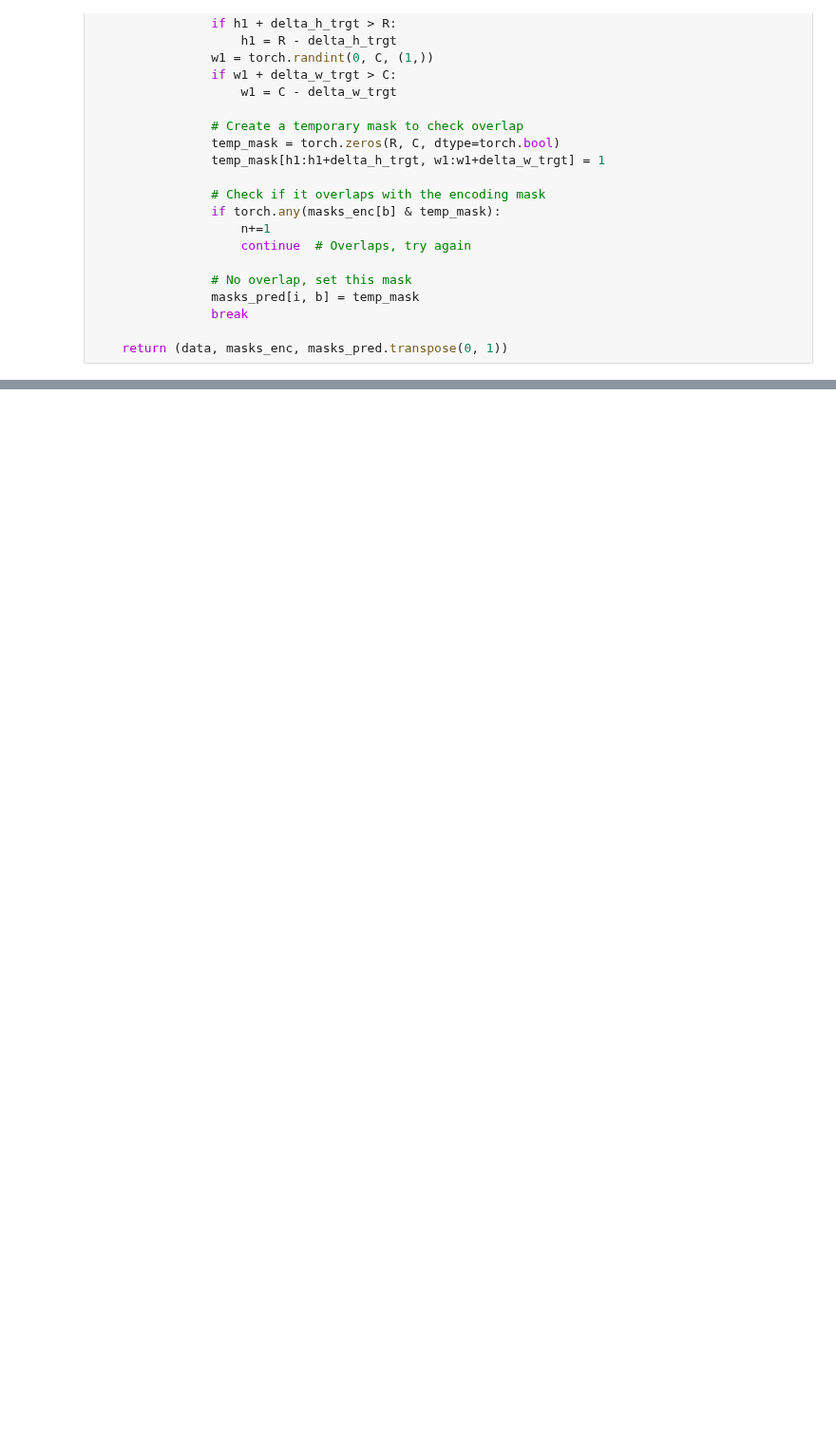
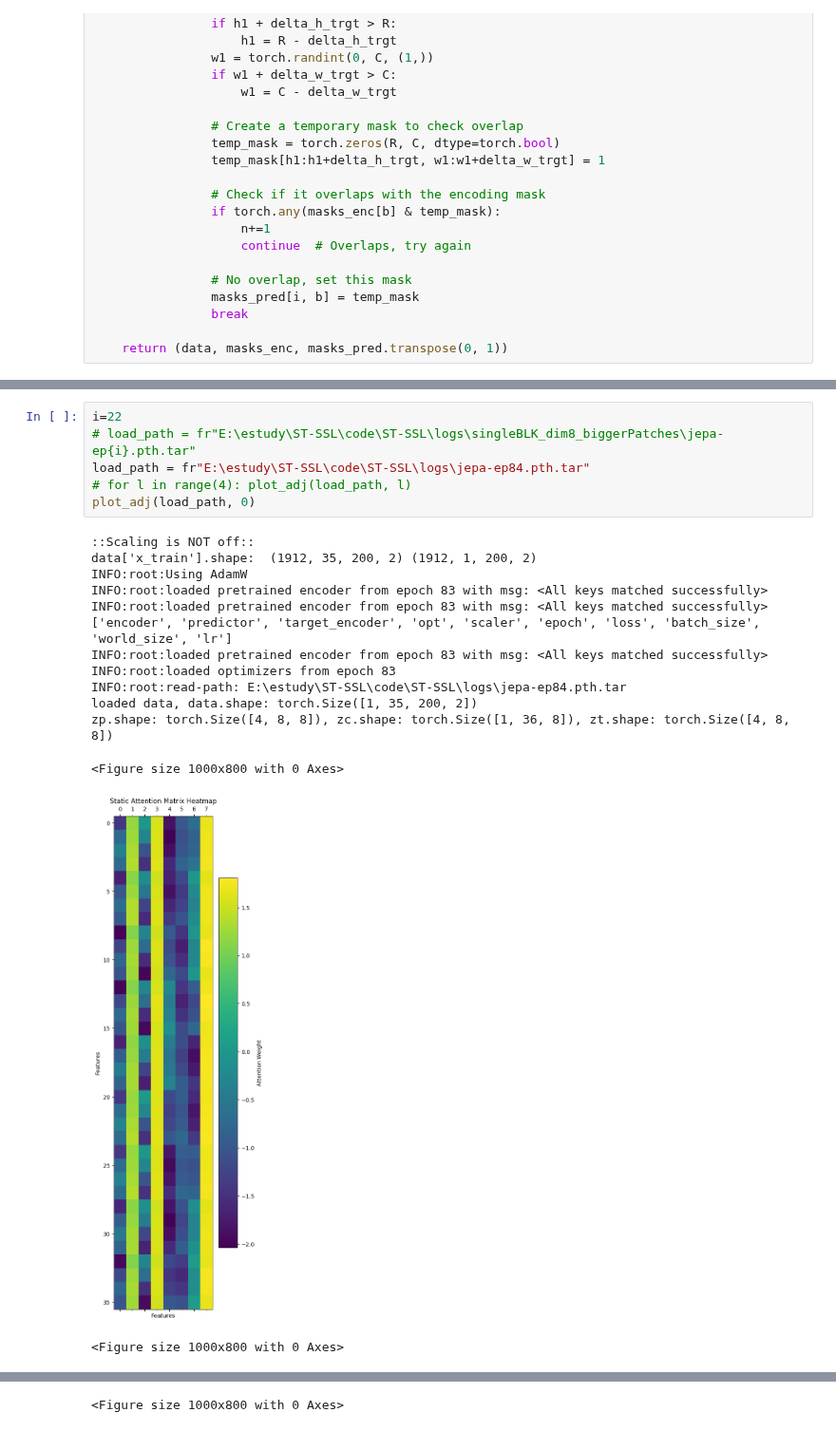
Before and after one commit to omerAJ/Hyb-STEX, a Jupyter notebook: visualizingAttentionMaps.ipynb, the cells around one changed output, grey strips where cells are left out. Shown at 95% size. Drawn from its saved outputs; the diff is of its cells as text; blank space fills up the shorter version.

```diff
--- a/visualizingAttentionMaps.ipynb
+++ b/visualizingAttentionMaps.ipynb
@@ -298,3 +311,24 @@ def plot_adj(path, l):
 
 #     load_path = fr"D:\omer\ST-SSL\logs\singleBLK_dim8_biggerPatches\jepa-ep{i}.pth.tar"
 #     plot_adj(load_path, 0)
+# %%
+i=22
+# load_path = fr"E:\estudy\ST-SSL\code\ST-SSL\logs\singleBLK_dim8_biggerPatches\jepa-ep{i}.pth.tar"
+load_path = fr"E:\estudy\ST-SSL\code\ST-SSL\logs\jepa-ep84.pth.tar"
+# for l in range(4): plot_adj(load_path, l)
+plot_adj(load_path, 0)
+# %% [output]
+::Scaling is NOT off::
+data['x_train'].shape:  (1912, 35, 200, 2) (1912, 1, 200, 2)
+INFO:root:Using AdamW
+INFO:root:loaded pretrained encoder from epoch 83 with msg: <All keys matched successfully>
+INFO:root:loaded pretrained encoder from epoch 83 with msg: <All keys matched successfully>
+['encoder', 'predictor', 'target_encoder', 'opt', 'scaler', 'epoch', 'loss', 'batch_size', 'world_size', 'lr']
+INFO:root:loaded pretrained encoder from epoch 83 with msg: <All keys matched successfully>
+INFO:root:loaded optimizers from epoch 83
+INFO:root:read-path: E:\estudy\ST-SSL\code\ST-SSL\logs\jepa-ep84.pth.tar
+loaded data, data.shape: torch.Size([1, 35, 200, 2])
+zp.shape: torch.Size([4, 8, 8]), zc.shape: torch.Size([1, 36, 8]), zt.shape: torch.Size([4, 8, 8])
+<Figure size 1000x800 with 0 Axes>
+[figure, added]
+<Figure size 1000x800 with 0 Axes>
@@ -300,0 +336 @@ def plot_adj(path, l):
+<Figure size 1000x800 with 0 Axes>
```
Also changed, not shown: parts of 4 cells of this notebook, 7 other files.
